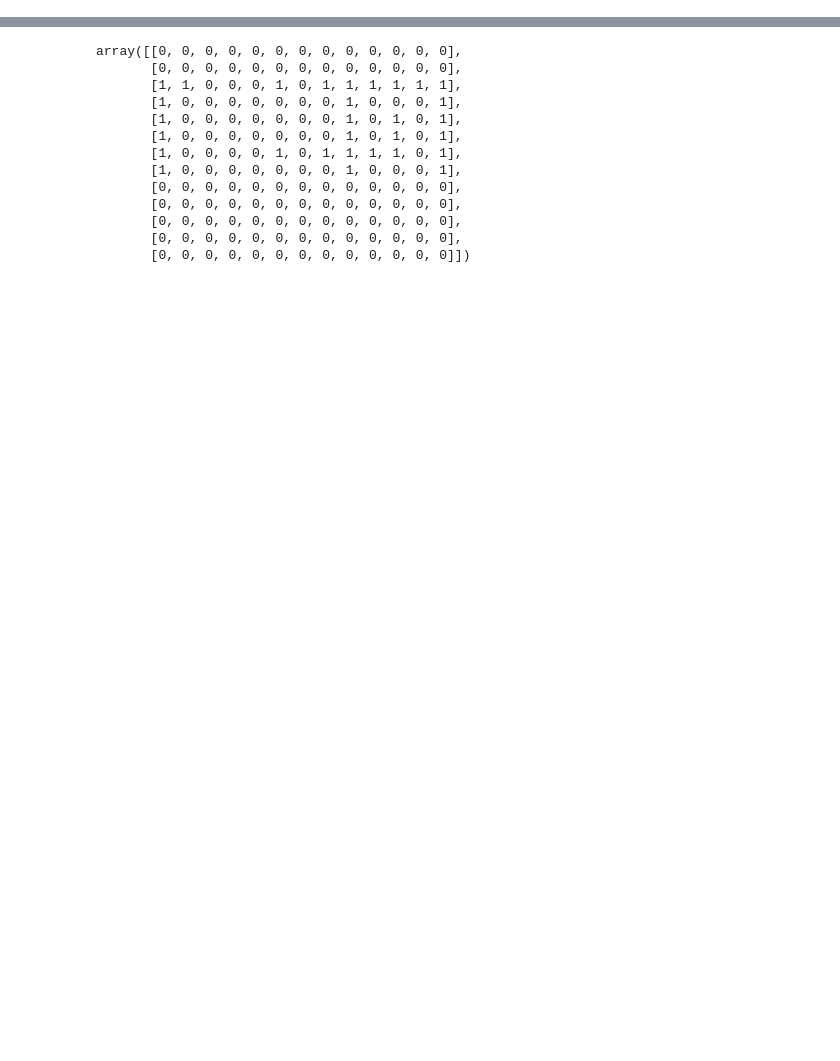
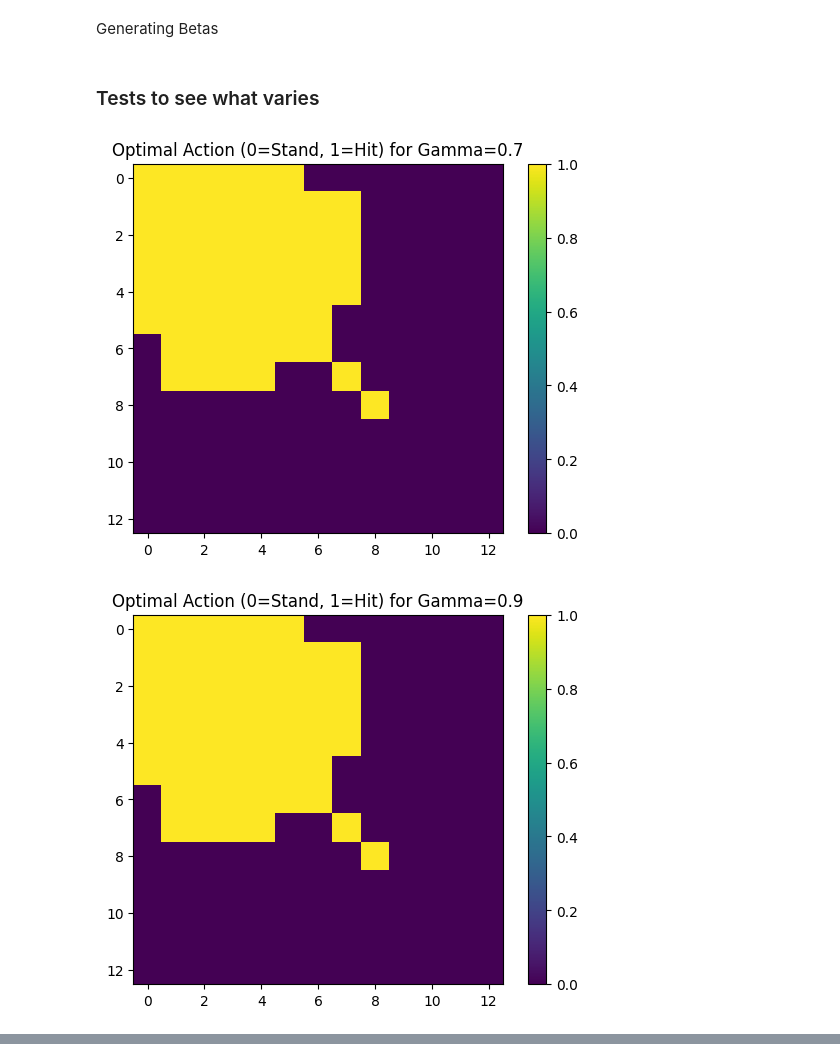
Before and after one commit to pw2515-ctrl/BabyBlackjackBandit, a Jupyter notebook: linucb.ipynb, the cells around one changed output, grey strips where cells are left out. Cells and saved outputs as stored; diff of their text form; code cells hidden in the pictures; blank space fills up the shorter version.

```diff
--- a/linucb.ipynb
+++ b/linucb.ipynb
@@ -63,11 +67,4 @@ def linucb(alpha, trials):
 
     return A, b
-# %%
-results = linucb(0.1, 100)
-A, b = results
-# %%
-betas = np.zeros((len(b), len(b[0])))
-
-for i in range(len(b)):
-    Ainv = np.linalg.inv(A[i])
-    betas[i] = Ainv @ b[i]
+# %% [markdown]
+Generating Betas
@@ -74,16 +88,42 @@ for i in range(len(b)):
+# %% [markdown]
+### Tests to see what varies
+# %%
+test = False
+
+gammas = [0.7, 0.9, 0.99]
+alphas = [0.05, 0.1, 0.2]
+trials = [1000, 5000, 10000]
+opp = np.arange(13)
 # %%
-opt_action = np.zeros((13,13), dtype=int)
+# gammas
+if test:
+    for g in gammas:
+        results = linucb_deck_aware(0.1, 5000, gamma=g)
+        A, b = results
+        for i in range(len(b)):
+            Ainv = np.linalg.inv(A[i])
+            beta = Ainv @ b[i]
 
-for i in range(13):
-    for j in range(13):
-        prev = np.zeros(13)
-        player = np.zeros(13)
-        dealer = np.zeros(13)
+        opt_action = np.zeros((13,13), dtype=int)
+        for i in range(13):
+            for j in range(13):
+                prev = np.zeros(13)
+                player = np.zeros(13)
+                dealer = np.zeros(13)
 
-        player[i] = 1
-        dealer[j] = 1
+                player[i] = 1
+                player[j] = 1
+                dealer[6] = 1
 
-        x = np.concatenate((np.array([1]), prev, player, dealer))
+                x = np.concatenate((np.array([1]), prev, player, dealer))
 
-        reward = betas @ x
-        opt_action[i,j] = np.argmax(reward)
+                reward = betas @ x
+                opt_action[i,j] = np.argmax(reward)
+
+        plt.title(f'Optimal Action (0=Stand, 1=Hit) for Gamma={g}')
+        plt.imshow(opt_action)
+        plt.colorbar()
+        plt.show()
+# %% [output]
+[figure, added]
+[figure, added]
@@ -90,16 +130,0 @@ for i in range(13):
-# %%
-opt_action
-# %% [output]
-array([[0, 0, 0, 0, 0, 0, 0, 0, 0, 0, 0, 0, 0],
-       [0, 0, 0, 0, 0, 0, 0, 0, 0, 0, 0, 0, 0],
-       [1, 1, 0, 0, 0, 1, 0, 1, 1, 1, 1, 1, 1],
-       [1, 0, 0, 0, 0, 0, 0, 0, 1, 0, 0, 0, 1],
-       [1, 0, 0, 0, 0, 0, 0, 0, 1, 0, 1, 0, 1],
-       [1, 0, 0, 0, 0, 0, 0, 0, 1, 0, 1, 0, 1],
-       [1, 0, 0, 0, 0, 1, 0, 1, 1, 1, 1, 0, 1],
-       [1, 0, 0, 0, 0, 0, 0, 0, 1, 0, 0, 0, 1],
-       [0, 0, 0, 0, 0, 0, 0, 0, 0, 0, 0, 0, 0],
-       [0, 0, 0, 0, 0, 0, 0, 0, 0, 0, 0, 0, 0],
-       [0, 0, 0, 0, 0, 0, 0, 0, 0, 0, 0, 0, 0],
-       [0, 0, 0, 0, 0, 0, 0, 0, 0, 0, 0, 0, 0],
-       [0, 0, 0, 0, 0, 0, 0, 0, 0, 0, 0, 0, 0]])
```
Also changed, not shown: parts of 8 cells of this notebook, 2 other files.
